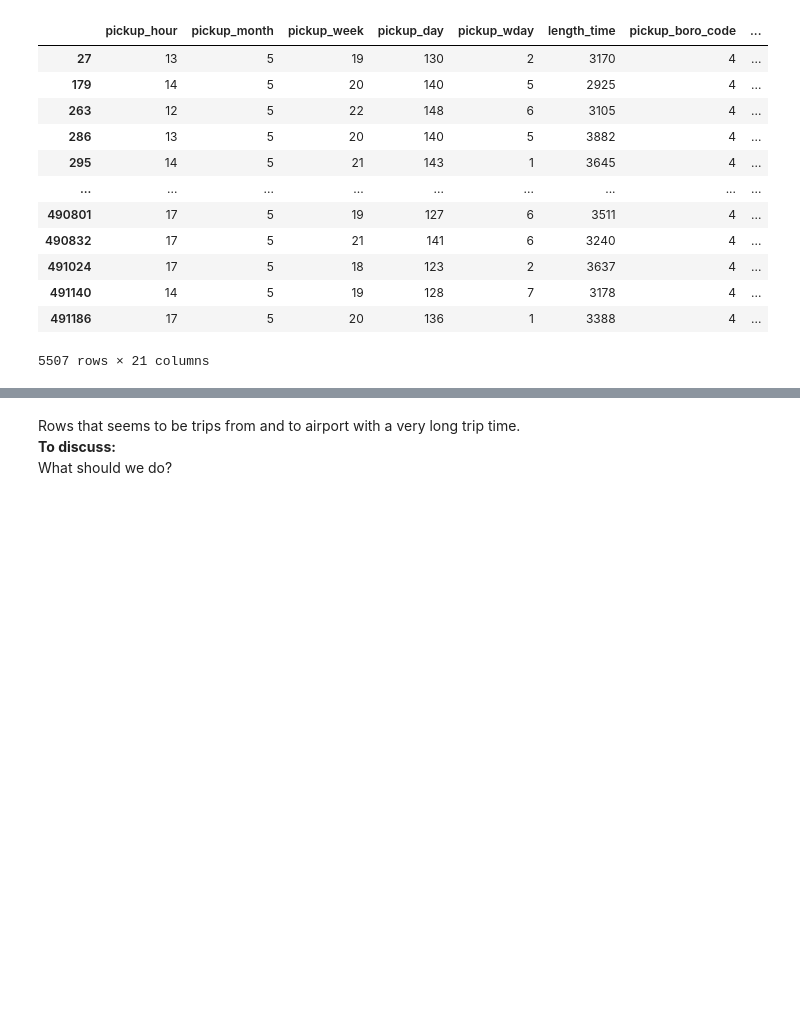
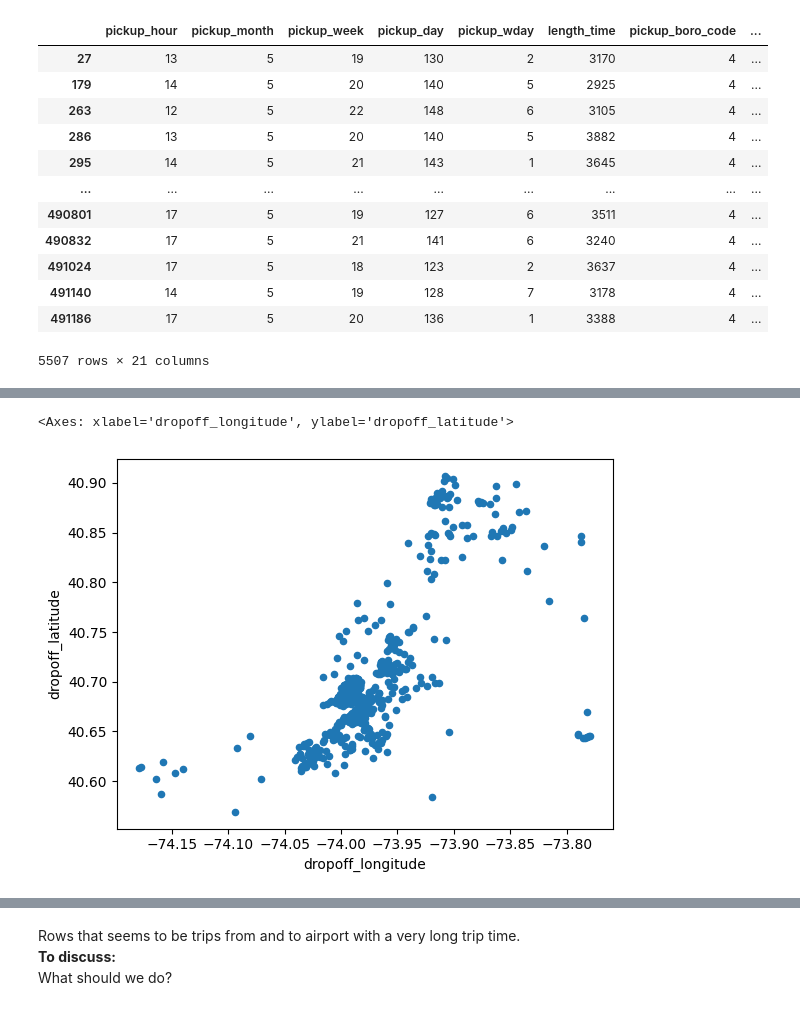
Before and after one commit to MichalKrzyzanski2002/Foundations-Data-Science-Project, a Jupyter notebook: Cleaning.ipynb, the cells around one changed output, grey strips where cells are left out. Cells and saved outputs as stored; diff of their text form; code cells hidden in the pictures; blank space fills up the shorter version.

```diff
--- a/Cleaning.ipynb
+++ b/Cleaning.ipynb
@@ -456,0 +468,5 @@ data.loc[(data["fare_amount"] != 52) & (airport_pickup_mask)]
+# %%
+(data.loc[(data["fare_amount"] >52) & (airport_pickup_mask)]).plot.scatter(x='dropoff_longitude',y="dropoff_latitude")
+# %% [output]
+<Axes: xlabel='dropoff_longitude', ylabel='dropoff_latitude'>
+[figure, added]
```
Also changed, not shown: parts of 29 cells of this notebook.
